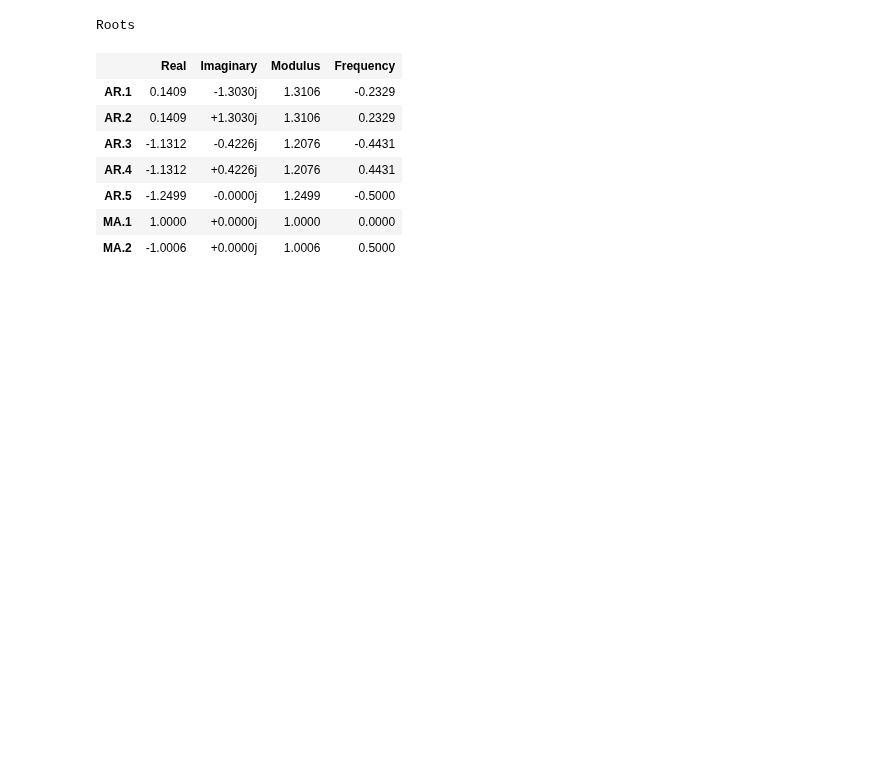
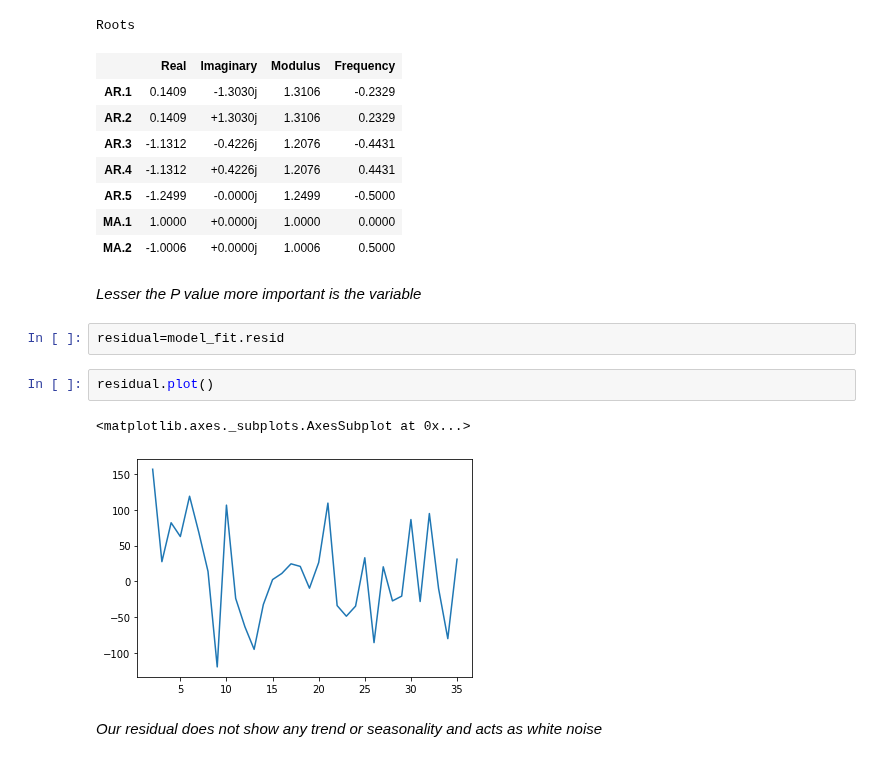
Before and after one commit to anmol0720/Time-Series-Forcasting, a Jupyter notebook: Time_Series_Analysis_and_Forcasting.ipynb, the cells around one changed output. Drawn from its saved outputs; the diff is of its cells as text; blank space fills up the shorter version.

Commit message:
Residual Plot

```diff
--- a/Time_Series_Analysis_and_Forcasting.ipynb
+++ b/Time_Series_Analysis_and_Forcasting.ipynb
@@ -1107,3 +1107,14 @@ Roots
 | AR.5 | -1.2499 | -0.0000j | 1.2499 | -0.5000 |
 | MA.1 | 1.0000 | +0.0000j | 1.0000 | 0.0000 |
 | MA.2 | -1.0006 | +0.0000j | 1.0006 | 0.5000 |
+# %% [markdown]
+*Lesser the P value more important is the variable*
+# %%
+residual=model_fit.resid
+# %%
+residual.plot()
+# %% [output]
+<matplotlib.axes._subplots.AxesSubplot at 0x...>
+[figure, added]
+# %% [markdown]
+*Our residual does not show any trend or seasonality and acts as white noise*
```
